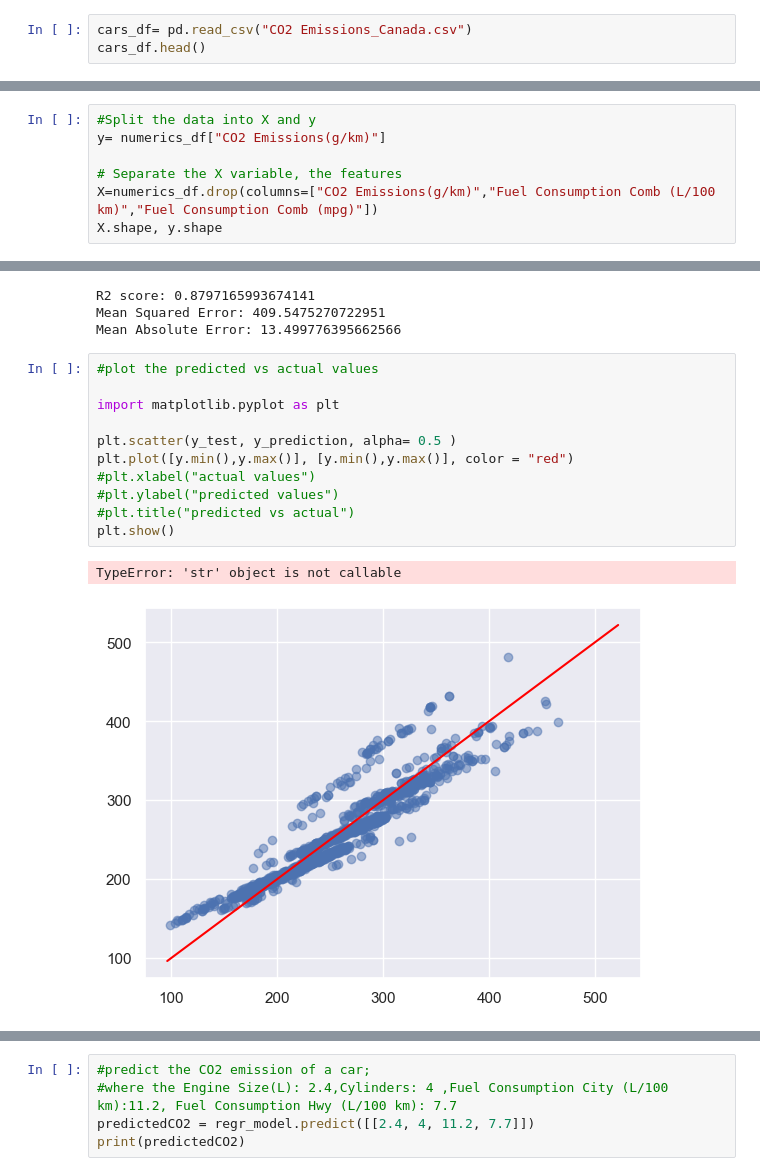
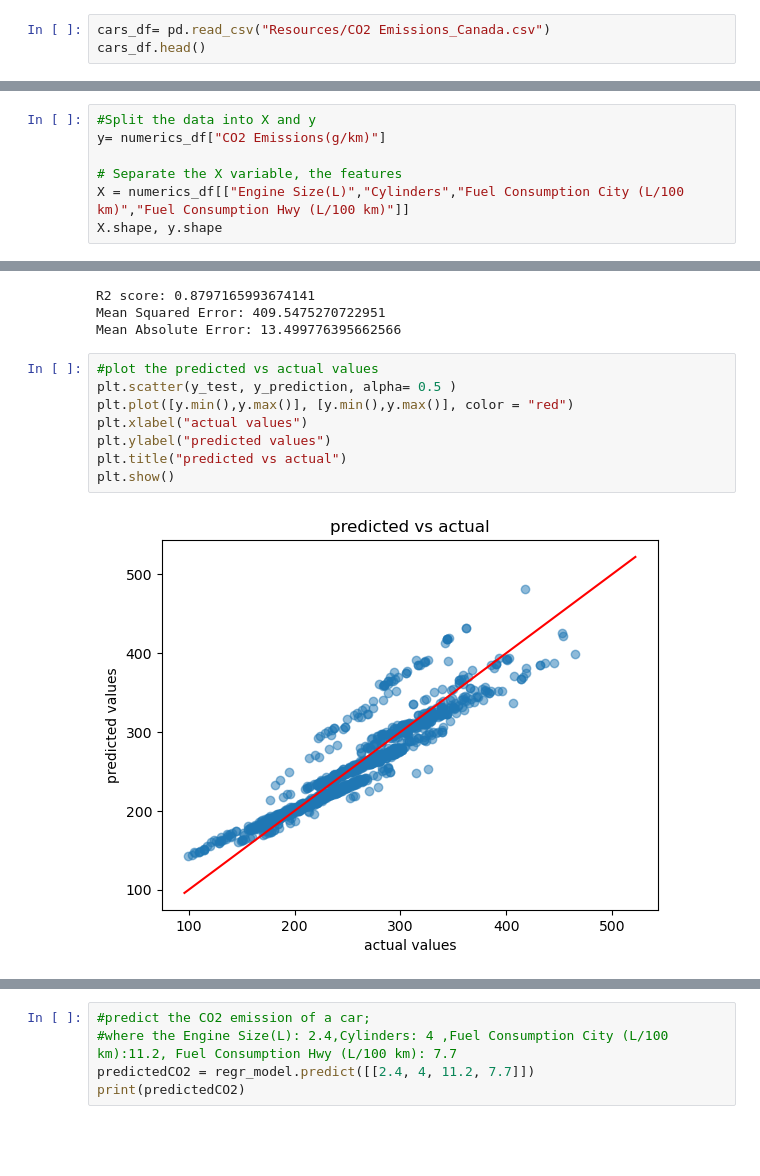
Before and after one commit to baller01/Project-4, a Jupyter notebook: CO2_emisssion_multiple_regression.ipynb, the cells around one changed output, grey strips where cells are left out. Drawn from its saved outputs; the diff is of its cells as text; blank space fills up the shorter version.

```diff
--- a/CO2_emisssion_multiple_regression.ipynb
+++ b/CO2_emisssion_multiple_regression.ipynb
@@ -15,7 +13,7 @@ from sklearn import linear_model
 from sklearn.model_selection import train_test_split
 from sklearn.linear_model import LinearRegression
 # %%
-cars_df= pd.read_csv("CO2 Emissions_Canada.csv")
+cars_df= pd.read_csv("Resources/CO2 Emissions_Canada.csv")
 cars_df.head()
 # %% [output]
 |  | Make | Model | Vehicle Class | Engine Size(L) | Cylinders | Transmission | Fuel Type | ... |
@@ -125,7 +123,7 @@ sns.distplot(numerics_df["CO2 Emissions(g/km)"], hist=True, kde=False,
 y= numerics_df["CO2 Emissions(g/km)"]
 
 # Separate the X variable, the features
-X=numerics_df.drop(columns=["CO2 Emissions(g/km)","Fuel Consumption Comb (L/100 km)","Fuel Consumption Comb (mpg)"])
+X = numerics_df[["Engine Size(L)","Cylinders","Fuel Consumption City (L/100 km)","Fuel Consumption Hwy (L/100 km)"]]
 X.shape, y.shape
 # %% [output]
 ((7385, 4), (7385,))
@@ -163,15 +161,11 @@ Mean Squared Error: 409.5475270722951
 Mean Absolute Error: 13.499776395662566
 # %%
 #plot the predicted vs actual values
-
-import matplotlib.pyplot as plt
-
 plt.scatter(y_test, y_prediction, alpha= 0.5 )
 plt.plot([y.min(),y.max()], [y.min(),y.max()], color = "red")
-#plt.xlabel("actual values")
-#plt.ylabel("predicted values")
-#plt.title("predicted vs actual")
+plt.xlabel("actual values")
+plt.ylabel("predicted values")
+plt.title("predicted vs actual")
 plt.show()
 # %% [output]
-TypeError: 'str' object is not callable
-[figure, old version]
+[figure, new version]
```
Also changed, not shown: parts of 9 cells of this notebook.
